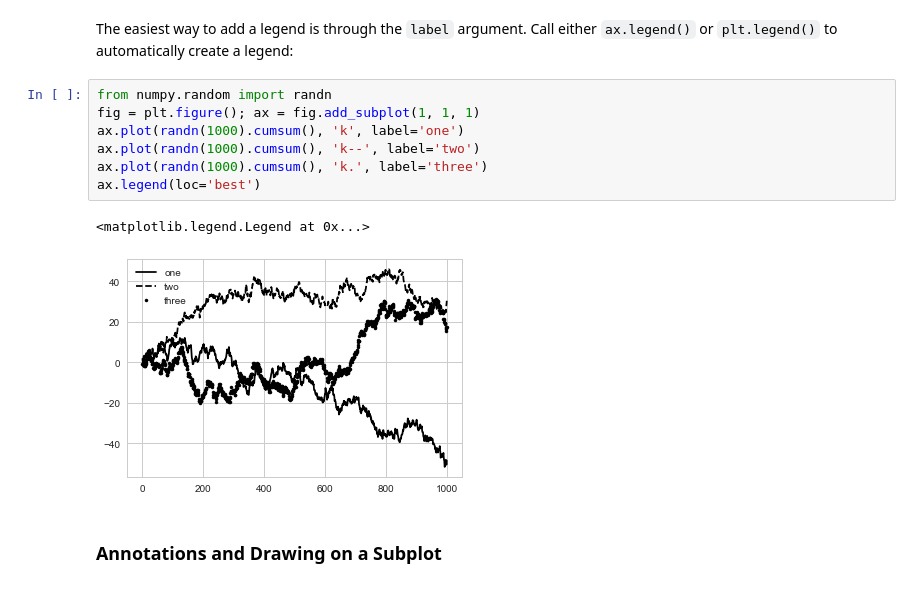
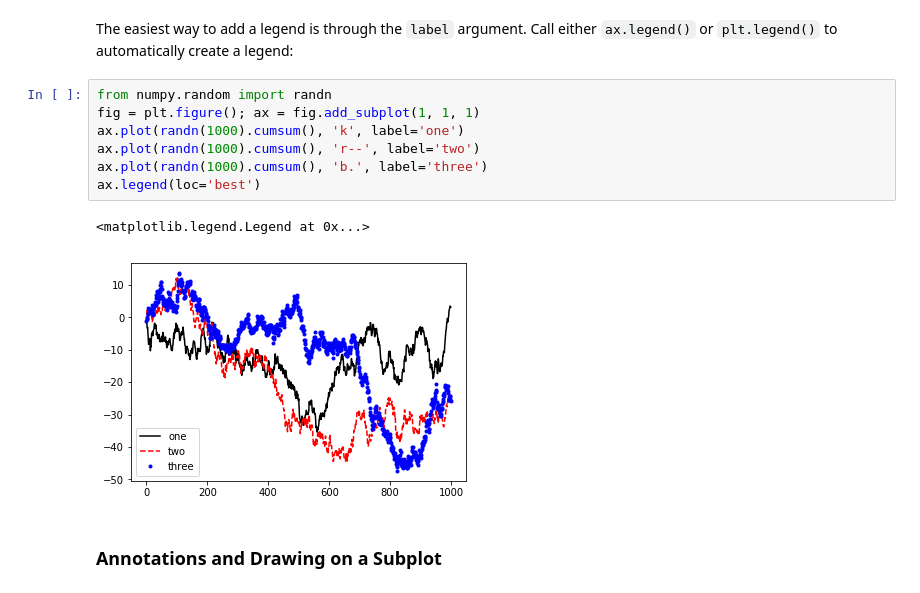
Before and after one commit to verku/pydata-book, a Jupyter notebook: ch09.ipynb, the cells around one changed output. Cells and saved outputs as stored; diff of their text form.

```diff
--- a/ch09.ipynb
+++ b/ch09.ipynb
@@ -215,13 +224,13 @@ Call either `ax.legend()` or `plt.legend()` to automatically create a legend:
 # %%
 from numpy.random import randn
 fig = plt.figure(); ax = fig.add_subplot(1, 1, 1)
 ax.plot(randn(1000).cumsum(), 'k', label='one')
-ax.plot(randn(1000).cumsum(), 'k--', label='two')
-ax.plot(randn(1000).cumsum(), 'k.', label='three')
+ax.plot(randn(1000).cumsum(), 'r--', label='two')
+ax.plot(randn(1000).cumsum(), 'b.', label='three')
 ax.legend(loc='best')
 # %% [output]
 <matplotlib.legend.Legend at 0x...>
-[figure, old version]
+[figure, new version]
 # %% [markdown]
 ### Annotations and Drawing on a Subplot
 # %% [markdown]
```
Also changed, not shown: parts of 29 cells of this notebook.
